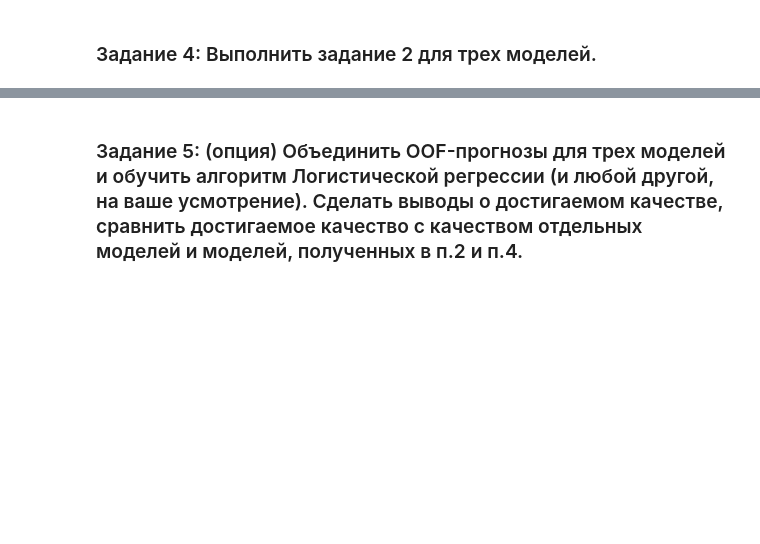
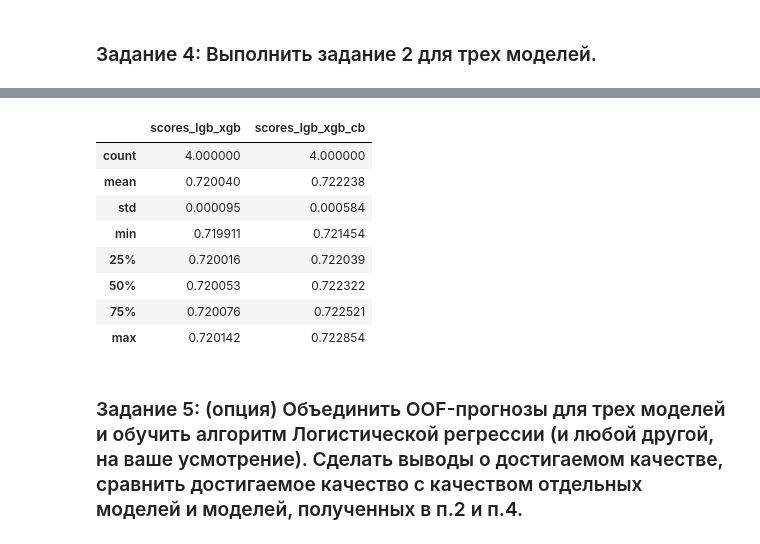
Before and after one commit to OlegRev/SportsDataAnalysis.KagglePlatform, a Jupyter notebook: hw_lesson_7.ipynb, the cells around one changed output, grey strips where cells are left out. Saved outputs shown, nothing was run; the diff lists cells and outputs as text; code cells hidden in the pictures; blank space fills up the shorter version.

```diff
--- a/hw_lesson_7.ipynb
+++ b/hw_lesson_7.ipynb
@@ -493,0 +829,5 @@ sns.heatmap(corr, mask=mask, annot=True, fmt=".4g", square=True, cmap="viridis",
+# %%
+score_lgb_xgb_cb = pd.DataFrame(scores_stat, index=['scores_lgb_xgb_cb']).T
+# %%
+scores_2_3 = pd.merge(scores_df, score_lgb_xgb_cb, left_index=True, right_index=True)
+scores_2_3
@@ -494,3 +840,15 @@ sns.heatmap(corr, mask=mask, annot=True, fmt=".4g", square=True, cmap="viridis",
+# %%
+scores_2_3.describe()
+# %% [output]
+|  | scores_lgb_xgb | scores_lgb_xgb_cb |
+| count | 4.000000 | 4.000000 |
+| mean | 0.720040 | 0.722238 |
+| std | 0.000095 | 0.000584 |
+| min | 0.719911 | 0.721454 |
+| 25% | 0.720016 | 0.722039 |
+| 50% | 0.720053 | 0.722322 |
+| 75% | 0.720076 | 0.722521 |
+| max | 0.720142 | 0.722854 |
 # %% [markdown]
 <p><a name="task_5"></a></p>
 
```
Also changed, not shown: parts of 31 cells of this notebook.
